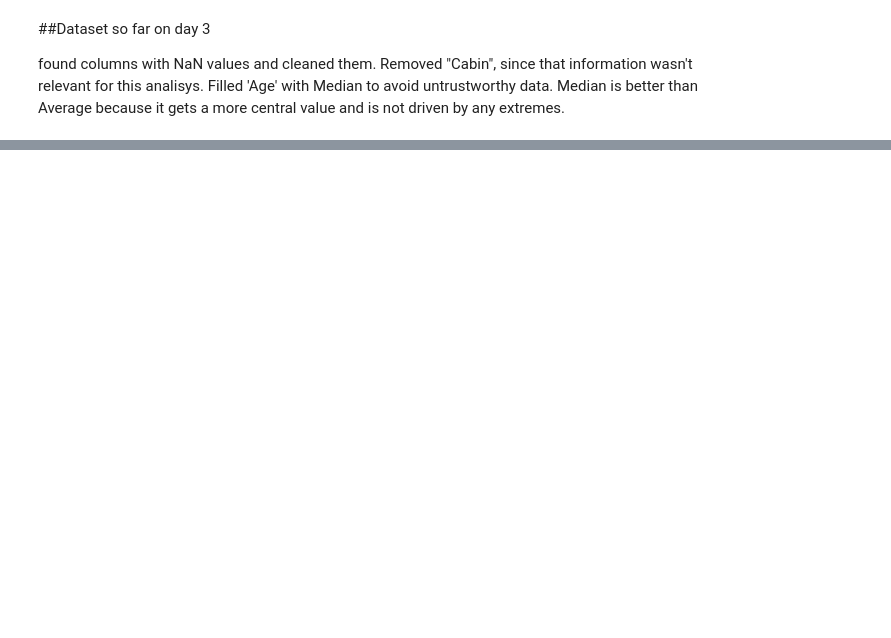
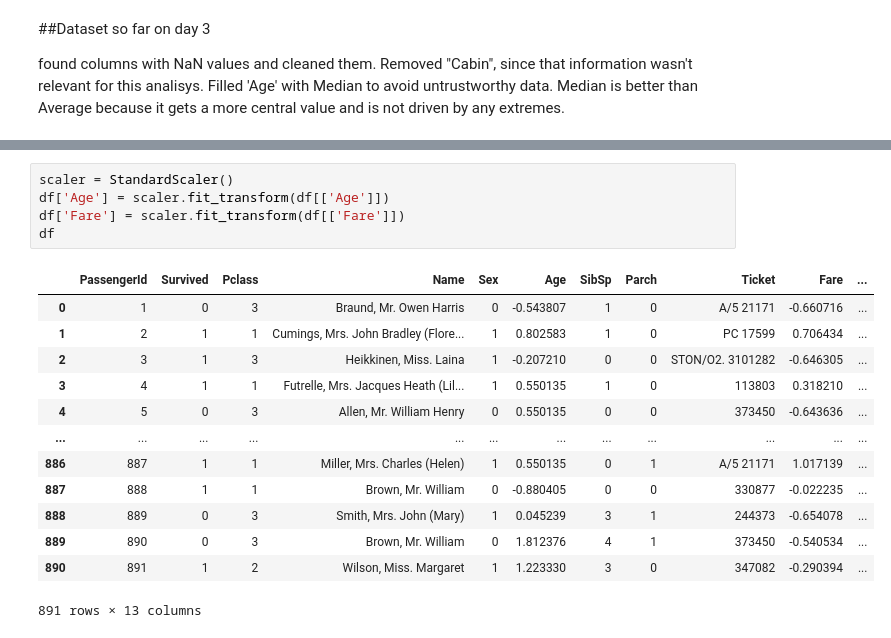
Before and after one commit to JoaoAichinger/titanic-ml, a Jupyter notebook: notebooks/exploration.ipynb, the cells around one changed output, grey strips where cells are left out. Drawn from its saved outputs; the diff is of its cells as text; blank space fills up the shorter version.

```diff
--- a/notebooks/exploration.ipynb
+++ b/notebooks/exploration.ipynb
@@ -218,0 +243,19 @@ found columns with NaN values and cleaned them. Removed "Cabin", since that info
+# %%
+scaler = StandardScaler()
+df['Age'] = scaler.fit_transform(df[['Age']])
+df['Fare'] = scaler.fit_transform(df[['Fare']])
+df
+# %% [output]
+|  | PassengerId | Survived | Pclass | Name | Sex | Age | SibSp | Parch | Ticket | Fare | ... |
+| 0 | 1 | 0 | 3 | Braund, Mr. Owen Harris | 0 | -0.543807 | 1 | 0 | A/5 21171 | -0.660716 | ... |
+| 1 | 2 | 1 | 1 | Cumings, Mrs. John Bradley (Flore... | 1 | 0.802583 | 1 | 0 | PC 17599 | 0.706434 | ... |
+| 2 | 3 | 1 | 3 | Heikkinen, Miss. Laina | 1 | -0.207210 | 0 | 0 | STON/O2. 3101282 | -0.646305 | ... |
+| 3 | 4 | 1 | 1 | Futrelle, Mrs. Jacques Heath (Lil... | 1 | 0.550135 | 1 | 0 | 113803 | 0.318210 | ... |
+| 4 | 5 | 0 | 3 | Allen, Mr. William Henry | 0 | 0.550135 | 0 | 0 | 373450 | -0.643636 | ... |
+| ... | ... | ... | ... | ... | ... | ... | ... | ... | ... | ... | ... |
+| 886 | 887 | 1 | 1 | Miller, Mrs. Charles (Helen) | 1 | 0.550135 | 0 | 1 | A/5 21171 | 1.017139 | ... |
+| 887 | 888 | 1 | 1 | Brown, Mr. William | 0 | -0.880405 | 0 | 0 | 330877 | -0.022235 | ... |
+| 888 | 889 | 0 | 3 | Smith, Mrs. John (Mary) | 1 | 0.045239 | 3 | 1 | 244373 | -0.654078 | ... |
+| 889 | 890 | 0 | 3 | Brown, Mr. William | 0 | 1.812376 | 4 | 1 | 373450 | -0.540534 | ... |
+| 890 | 891 | 1 | 2 | Wilson, Miss. Margaret | 1 | 1.223330 | 3 | 0 | 347082 | -0.290394 | ... |
+891 rows × 13 columns
```
Also changed, not shown: parts of 9 cells of this notebook.
